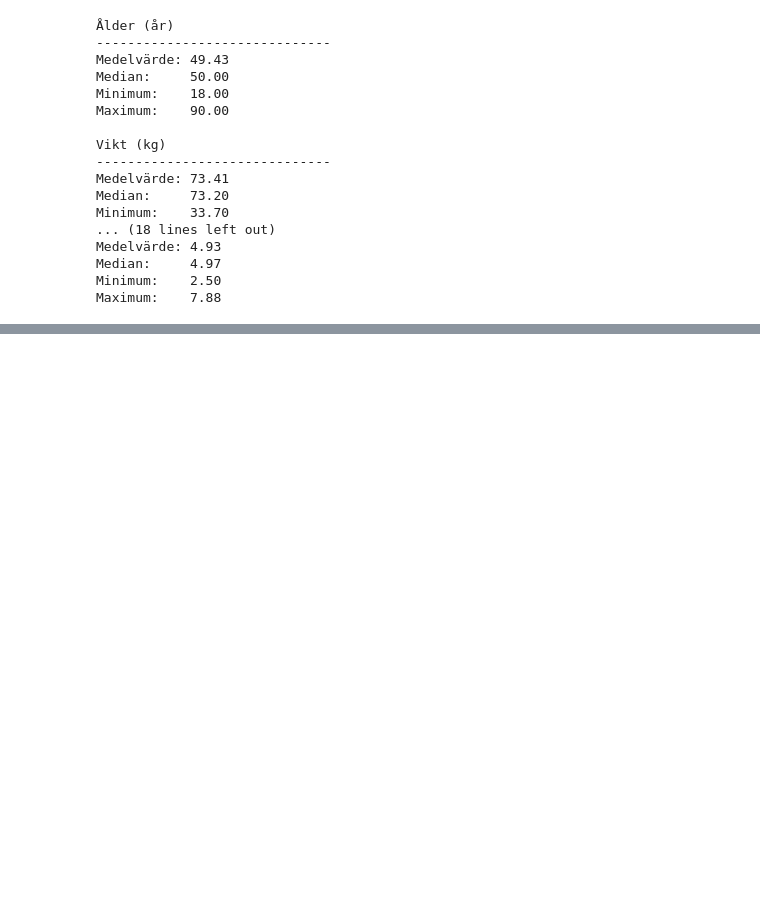
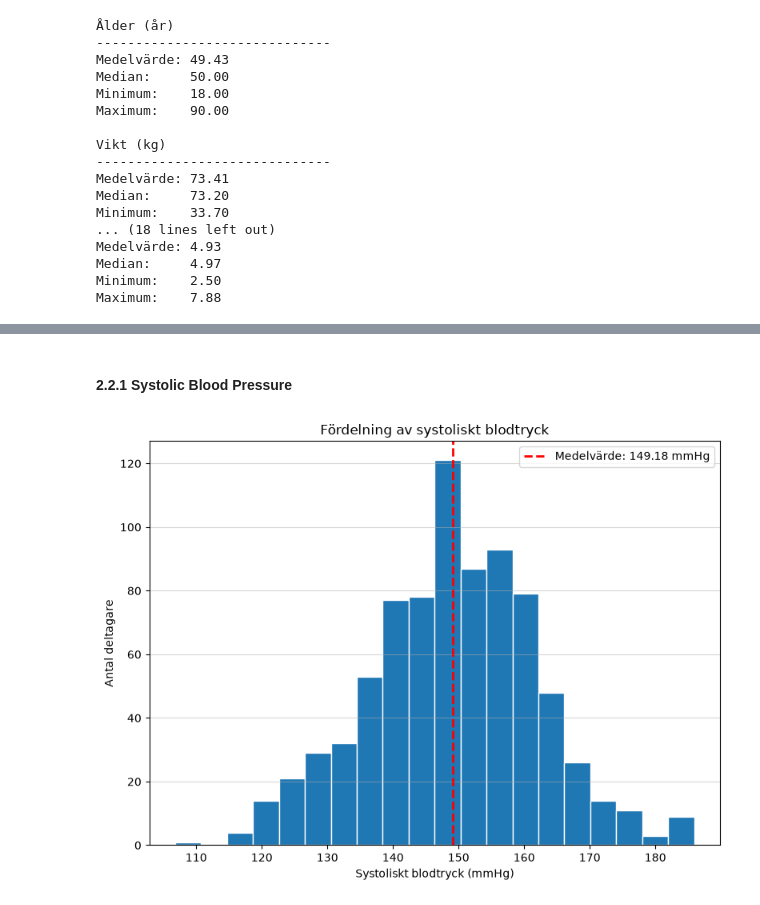
Before and after one commit to Dina-Zabirova/Health-Study, a Jupyter notebook: notebooks/report.ipynb, the cells around one changed output, grey strips where cells are left out. Drawn from its saved outputs; the diff is of its cells as text; code cells hidden in the pictures; blank space fills up the shorter version.

Commit message:
Complete descriptive analysis and visualizations

```diff
--- a/notebooks/report.ipynb
+++ b/notebooks/report.ipynb
@@ -165,0 +172,10 @@ Maximum:    7.88
+# %% [markdown]
+#### 2.2.1 Systolic Blood Pressure
+# %%
+import matplotlib.pyplot as plt
+from src.viz import plot_blood_pressure, plot_weight_by_sex, plot_smoking_distribution
+
+fig, ax = plot_blood_pressure(df)
+plt.show()
+# %% [output]
+[figure, added]
```
Also changed, not shown: parts of 9 cells of this notebook, 1 other file.
